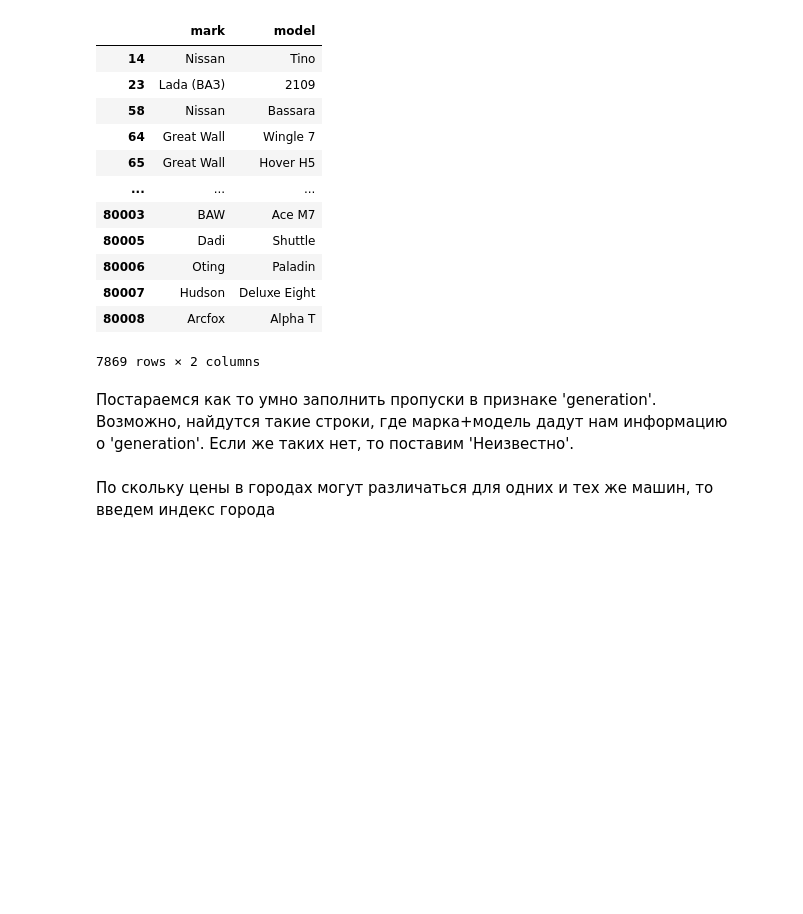
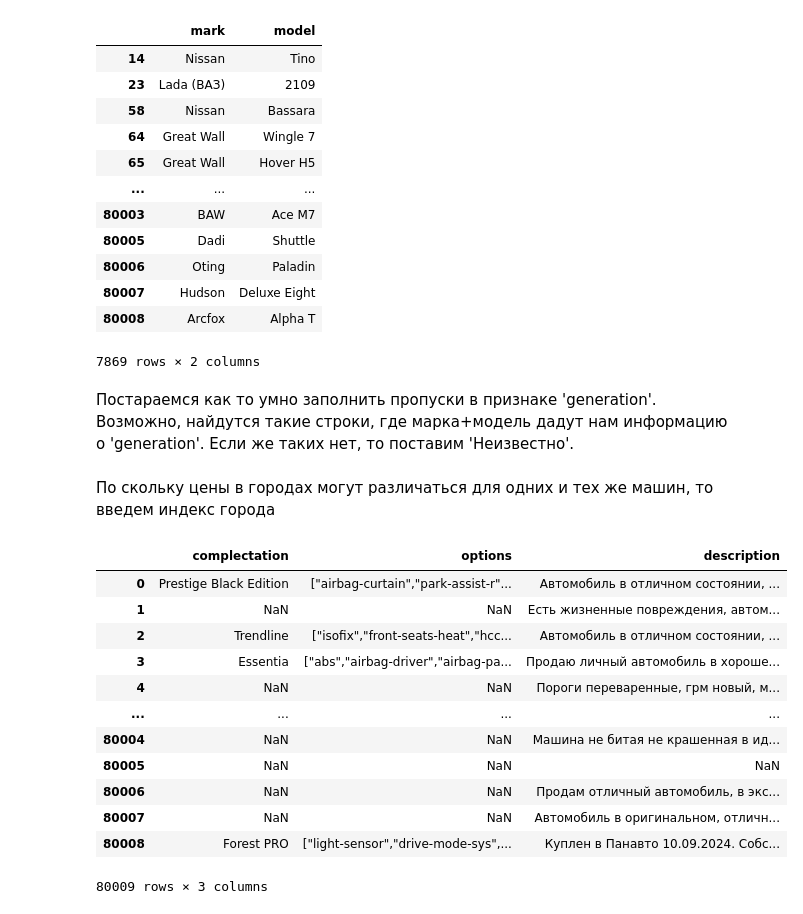
Before and after one commit to KazGet/Predict_car_price, a Jupyter notebook: notebooks/02_preprocess.ipynb, the cells around one changed output. Cells and saved outputs as stored; diff of their text form; code cells hidden in the pictures; blank space fills up the shorter version.

```diff
--- a/notebooks/02_preprocess.ipynb
+++ b/notebooks/02_preprocess.ipynb
@@ -110,9 +110,28 @@ def fill_generation(df):
     df['generation'] = df.apply(fill_gen, axis=1)
     return df
 df = fill_generation(df)
+# %%
+df['region'] = df['region'].fillna('Неизвестно')
+df['address'] = df['address'].fillna('Неизвестно')
 # %% [markdown]
 По скольку цены в городах могут различаться для одних и тех же машин, то введем индекс города
 # %%
 P_global = df['log_price'].mean()
 cuty_mean = df.groupby('city')['log_price'].mean()
 df['city_price_ratio'] = df['city'].map(cuty_mean) / P_global
+# %%
+df.loc[:, df.isna().any()]
+# %% [output]
+|  | complectation | options | description |
+| 0 | Prestige Black Edition | ["airbag-curtain","park-assist-r"... | Автомобиль в отличном состоянии, ... |
+| 1 | NaN | NaN | Есть жизненные повреждения, автом... |
+| 2 | Trendline | ["isofix","front-seats-heat","hcc... | Автомобиль в отличном состоянии, ... |
+| 3 | Essentia | ["abs","airbag-driver","airbag-pa... | Продаю личный автомобиль в хороше... |
+| 4 | NaN | NaN | Пороги переваренные, грм новый, м... |
+| ... | ... | ... | ... |
+| 80004 | NaN | NaN | Машина не битая не крашенная в ид... |
+| 80005 | NaN | NaN | NaN |
+| 80006 | NaN | NaN | Продам отличный автомобиль, в экс... |
+| 80007 | NaN | NaN | Автомобиль в оригинальном, отличн... |
+| 80008 | Forest PRO | ["light-sensor","drive-mode-sys",... | Куплен в Панавто 10.09.2024. Собс... |
+80009 rows × 3 columns
```
Also changed, not shown: parts of 4 cells of this notebook.
